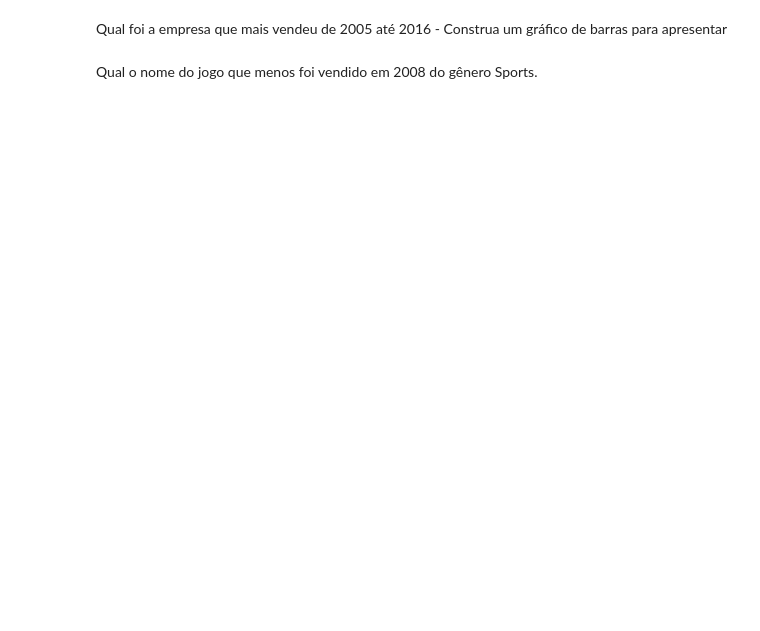
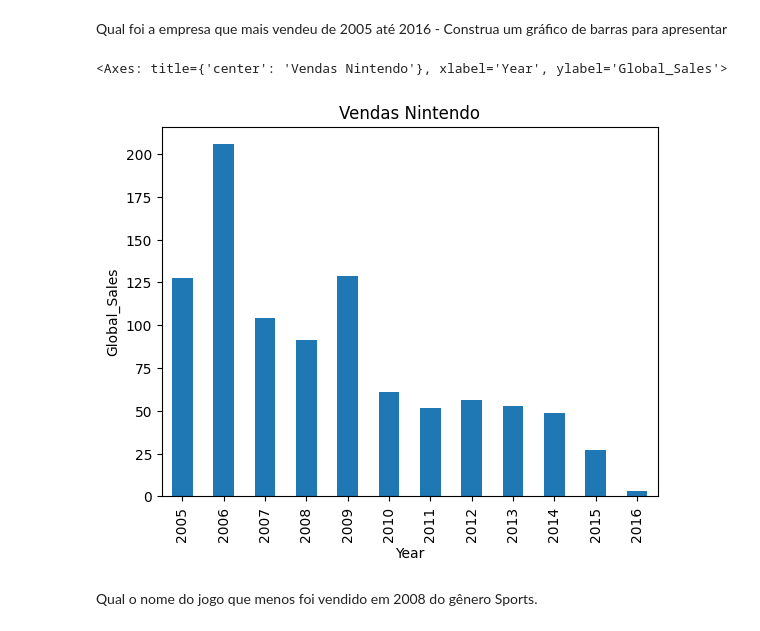
Before and after one commit to AndressaMattos/Engenharia_Dados_Growdev, a Jupyter notebook: Atividade_plot_e_manipulação_dados_Pandas_Semana_01.ipynb, the cells around one changed output. Drawn from its saved outputs; the diff is of its cells as text; code cells hidden in the pictures; blank space fills up the shorter version.

```diff
--- a/Atividade_plot_e_manipulação_dados_Pandas_Semana_01.ipynb
+++ b/Atividade_plot_e_manipulação_dados_Pandas_Semana_01.ipynb
@@ -30,3 +30,10 @@ Os campos são:
 - JP_Sales: vendas no japão (em milhões de dólares)
 - Other_Sales: outras vendas (em milhões de dólares)
 - Global_Sales: vendas globais (em milhões de dólares)
+# %%
+# Importando pandas e matplot
+import pandas as pd
+import matplotlib as plt
+
+#lendo arquivo
+df_jogos = pd.read_csv('vgsales.csv')
@@ -35,4 +117,33 @@ Qual foi o jogo mais vendido no mundo em 2010?
 # %% [markdown]
 Qual foi a empresa que mais vendeu de 2005 até 2016 - Construa um gráfico de barras para apresentar
+# %%
+# Pegar apenas vendas de 2005 até 2016
+df_2005_2016 = df_jogos.loc[(df_jogos.Year >= 2005) & (df_jogos.Year <= 2016)]
+
+# Agrupar por  Publisher e somar o Global_Saler
+df_2005_2016_ag = df_2005_2016.groupby('Publisher')['Global_Sales'].sum()
+
+# Encontrar o Publisher com maior venda
+aux = df_2005_2016_ag.max()
+df_2005_2016_ag.loc[df_2005_2016_ag == aux]
+
+# Nintendo    958.43
+
+
+df_2005_2016_nintendo = df_jogos.loc[(df_jogos.Year >= 2005) & (df_jogos.Year <= 2016) & (df_jogos.Publisher == 'Nintendo')].groupby(df_jogos.Year)['Global_Sales'].sum()
+df_2005_2016_nintendo.head()
+
+#Construir um gráfico da empresa
+plot = df_2005_2016_nintendo.plot.bar(title ="Vendas Nintendo")
+
+plot.set(xlabel='Year')
+
+plot.set(ylabel='Global_Sales')
+
+
+plot
+# %% [output]
+<Axes: title={'center': 'Vendas Nintendo'}, xlabel='Year', ylabel='Global_Sales'>
+[figure, added]
 # %% [markdown]
 Qual o nome do jogo que menos foi vendido em 2008 do gênero Sports.
```
Also changed, not shown: parts of 9 cells of this notebook.
